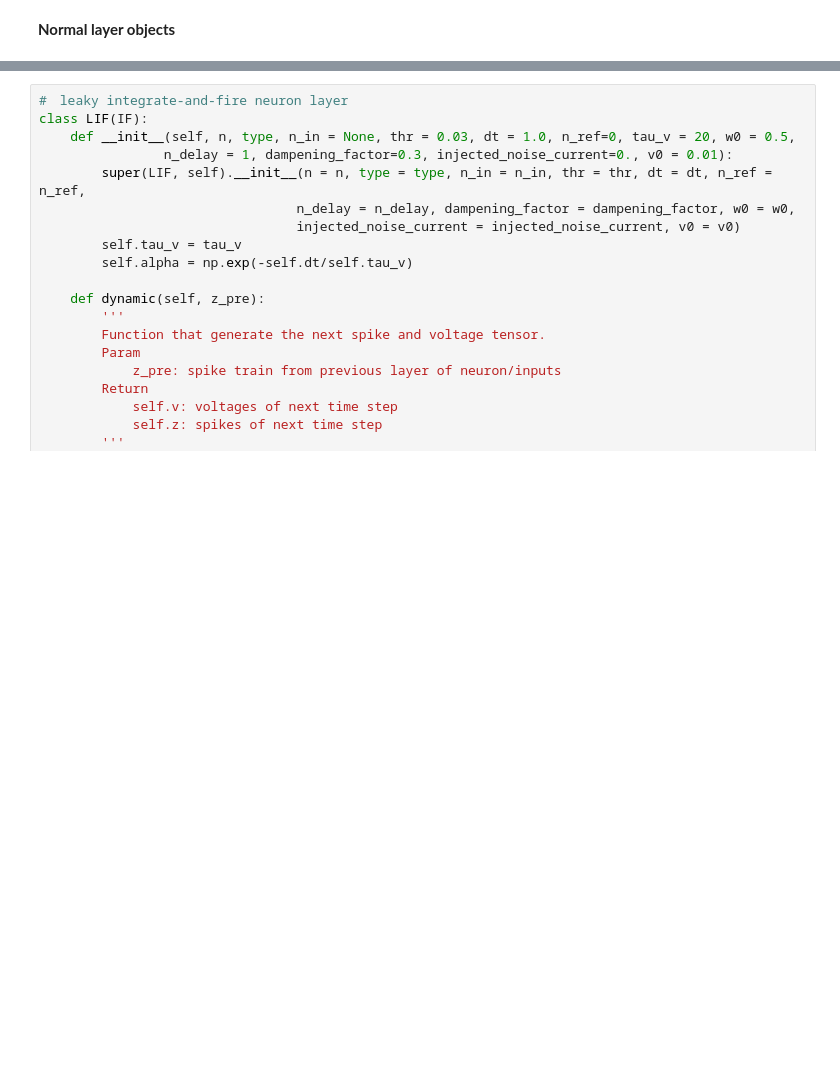
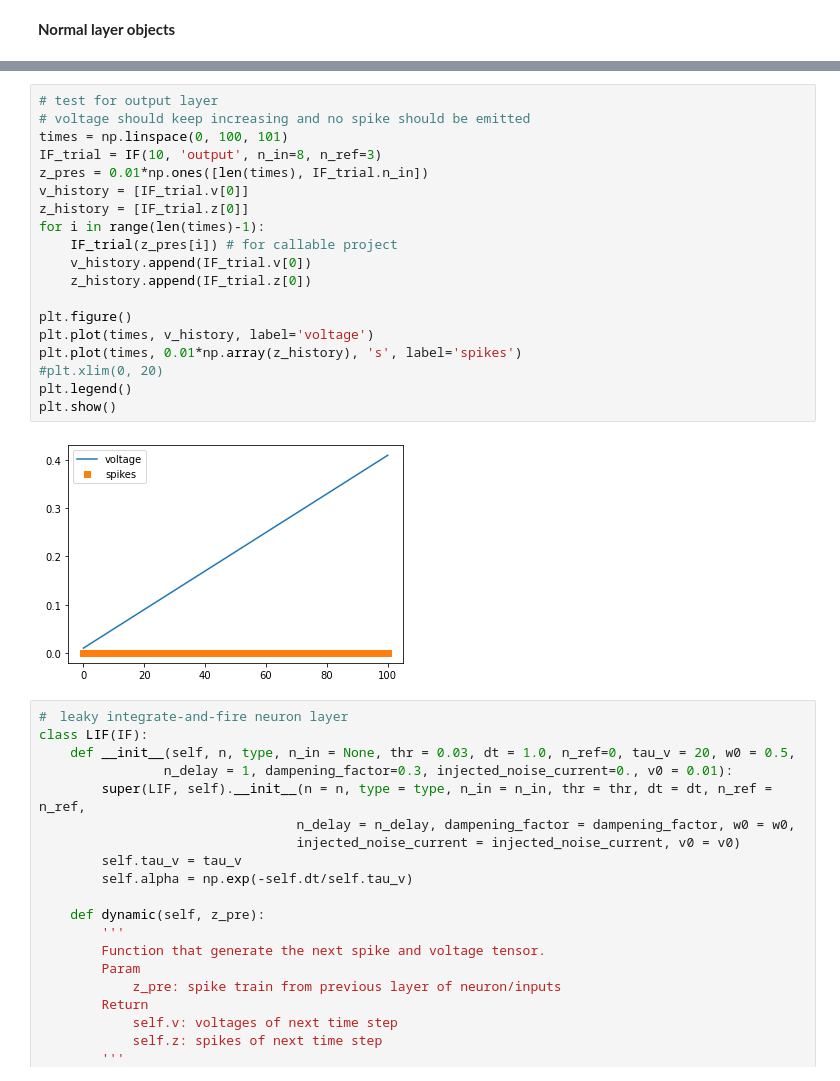
Before and after one commit to ChrizZhuang/Adaptive_SRNN_memtransistor, a Jupyter notebook: SRNN_develop.ipynb, the cells around one changed output, grey strips where cells are left out. Cells and saved outputs as stored; diff of their text form; blank space fills up the shorter version.

```diff
--- a/SRNN_develop.ipynb
+++ b/SRNN_develop.ipynb
@@ -166,3 +216,24 @@ plt.show()
+# %%
+# test for output layer
+# voltage should keep increasing and no spike should be emitted
+times = np.linspace(0, 100, 101)
+IF_trial = IF(10, 'output', n_in=8, n_ref=3)
+z_pres = 0.01*np.ones([len(times), IF_trial.n_in])
+v_history = [IF_trial.v[0]]
+z_history = [IF_trial.z[0]]
+for i in range(len(times)-1):
+    IF_trial(z_pres[i]) # for callable project
+    v_history.append(IF_trial.v[0])
+    z_history.append(IF_trial.z[0])
+
+plt.figure()
+plt.plot(times, v_history, label='voltage')
+plt.plot(times, 0.01*np.array(z_history), 's', label='spikes')
+#plt.xlim(0, 20)
+plt.legend()
+plt.show()
+# %% [output]
+[figure, added]
 # %%
 #　leaky integrate-and-fire neuron layer
 class LIF(IF):
```
Also changed, not shown: parts of 6 cells of this notebook.
